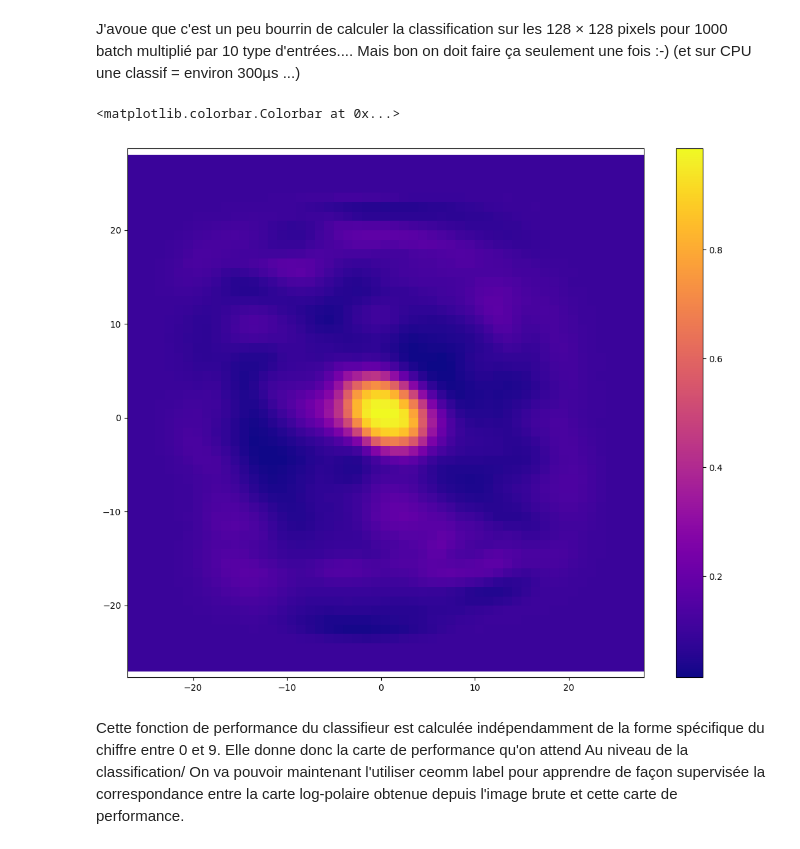
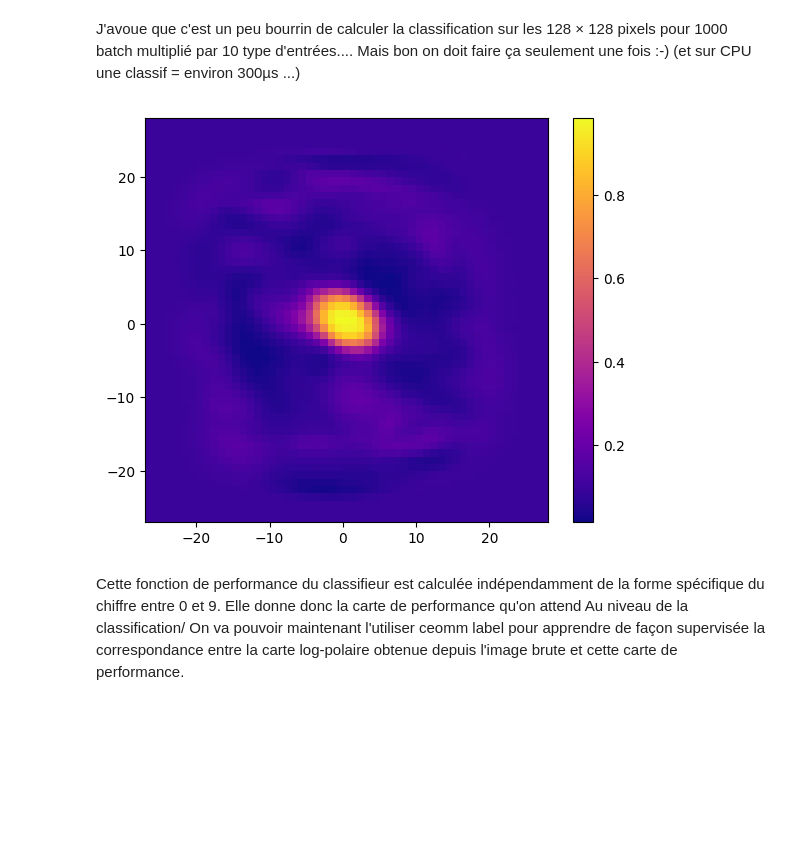
Before and after one commit to laurentperrinet/WhereIsMyMNIST, a Jupyter notebook: figures/2_methods.ipynb, the cells around one changed output. Saved outputs shown, nothing was run; the diff lists cells and outputs as text; code cells hidden in the pictures; blank space fills up the shorter version.

Commit message:
update figure methods

```diff
--- a/figures/2_methods.ipynb
+++ b/figures/2_methods.ipynb
@@ -772,13 +880,13 @@ accuracy= [[0.0974 0.0974 0.0974 ... 0.0974 0.0974 0.0974]
 # %% [markdown]
 J'avoue que c'est un peu bourrin de calculer la classification sur les 128 × 128 pixels pour 1000 batch multiplié par 10 type d'entrées.... Mais bon on doit faire ça seulement une fois :-) (et sur CPU une classif = environ 300µs ...)
 # %%
-fig, ax = plt.subplots(figsize=(13, 10.725))
+fig, ax = plt.subplots(figsize=(6.5, 5.25))
 cmap = ax.pcolor(np.arange(-N_pix+1, N_pix+1), np.arange(-N_pix+1, N_pix+1), accuracy, cmap=plt.plasma())
 ax.axis('equal')
 fig.colorbar(cmap)
+fig.savefig('/tmp/panel_C.pdf', bbox_inches='tight', pad_inches=0.1)
 # %% [output]
-<matplotlib.colorbar.Colorbar at 0x...>
-[figure, old version]
+[figure, new version]
 # %% [markdown]
 Cette fonction de performance du classifieur  est calculée indépendamment de la forme spécifique du chiffre entre 0 et 9. Elle donne donc la carte de performance qu'on attend Au niveau de la classification/ On va pouvoir maintenant l'utiliser ceomm label pour apprendre de façon supervisée la correspondance entre la carte log-polaire obtenue depuis l'image brute et cette carte de performance.
 # %% [markdown]
```
Also changed, not shown: parts of 26 cells of this notebook, 8 other files.
